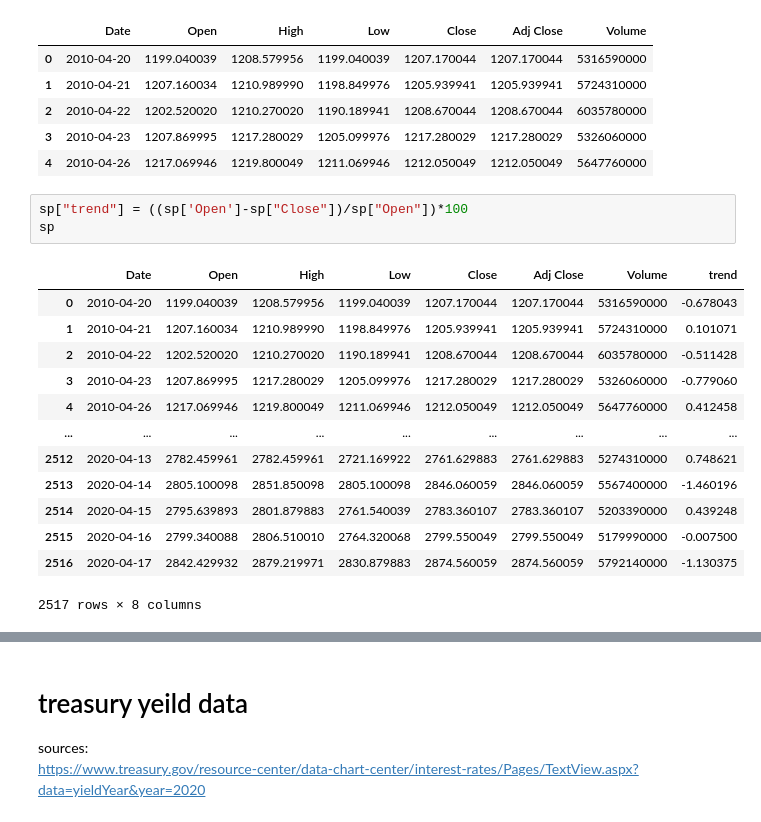
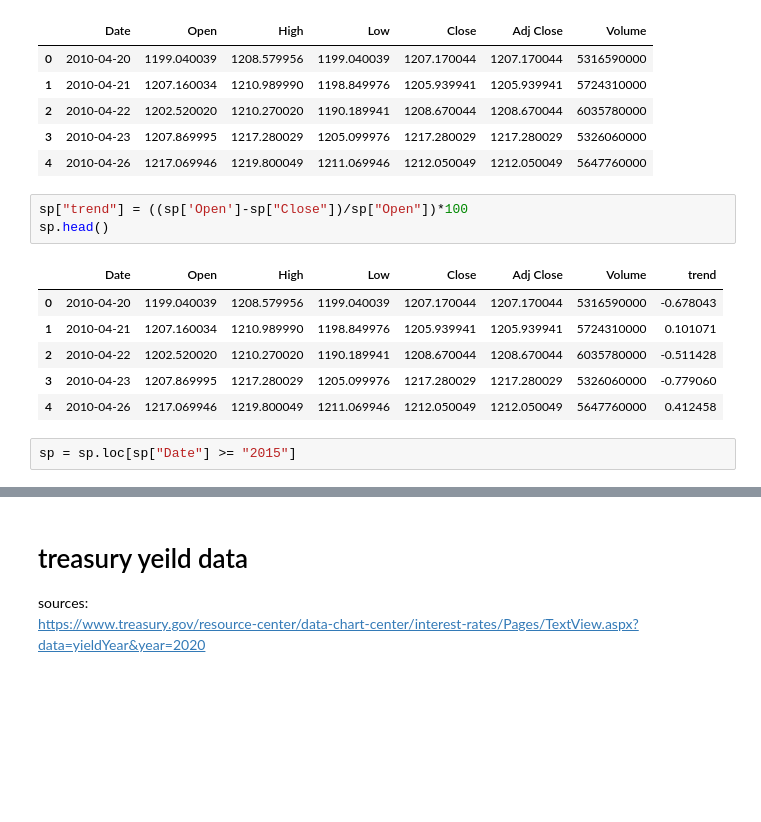
Before and after one commit to akframe123/bigdataproject, a Jupyter notebook: project.ipynb, the cells around one changed output, grey strips where cells are left out. Cells and saved outputs as stored; diff of their text form; blank space fills up the shorter version.

```diff
--- a/project.ipynb
+++ b/project.ipynb
@@ -43,20 +43,15 @@ sp.head()
 | 4 | 2010-04-26 | 1217.069946 | 1219.800049 | 1211.069946 | 1212.050049 | 1212.050049 | 5647760000 |
 # %%
 sp["trend"] = ((sp['Open']-sp["Close"])/sp["Open"])*100
-sp
+sp.head()
 # %% [output]
 |  | Date | Open | High | Low | Close | Adj Close | Volume | trend |
 | 0 | 2010-04-20 | 1199.040039 | 1208.579956 | 1199.040039 | 1207.170044 | 1207.170044 | 5316590000 | -0.678043 |
 | 1 | 2010-04-21 | 1207.160034 | 1210.989990 | 1198.849976 | 1205.939941 | 1205.939941 | 5724310000 | 0.101071 |
 | 2 | 2010-04-22 | 1202.520020 | 1210.270020 | 1190.189941 | 1208.670044 | 1208.670044 | 6035780000 | -0.511428 |
 | 3 | 2010-04-23 | 1207.869995 | 1217.280029 | 1205.099976 | 1217.280029 | 1217.280029 | 5326060000 | -0.779060 |
 | 4 | 2010-04-26 | 1217.069946 | 1219.800049 | 1211.069946 | 1212.050049 | 1212.050049 | 5647760000 | 0.412458 |
-| ... | ... | ... | ... | ... | ... | ... | ... | ... |
-| 2512 | 2020-04-13 | 2782.459961 | 2782.459961 | 2721.169922 | 2761.629883 | 2761.629883 | 5274310000 | 0.748621 |
-| 2513 | 2020-04-14 | 2805.100098 | 2851.850098 | 2805.100098 | 2846.060059 | 2846.060059 | 5567400000 | -1.460196 |
-| 2514 | 2020-04-15 | 2795.639893 | 2801.879883 | 2761.540039 | 2783.360107 | 2783.360107 | 5203390000 | 0.439248 |
-| 2515 | 2020-04-16 | 2799.340088 | 2806.510010 | 2764.320068 | 2799.550049 | 2799.550049 | 5179990000 | -0.007500 |
-| 2516 | 2020-04-17 | 2842.429932 | 2879.219971 | 2830.879883 | 2874.560059 | 2874.560059 | 5792140000 | -1.130375 |
-2517 rows × 8 columns
+# %%
+sp = sp.loc[sp["Date"] >= "2015"]
 # %%
 sp_date = pd.to_datetime(np.array(sp["Date"]))
```
Also changed, not shown: parts of 7 cells of this notebook.
